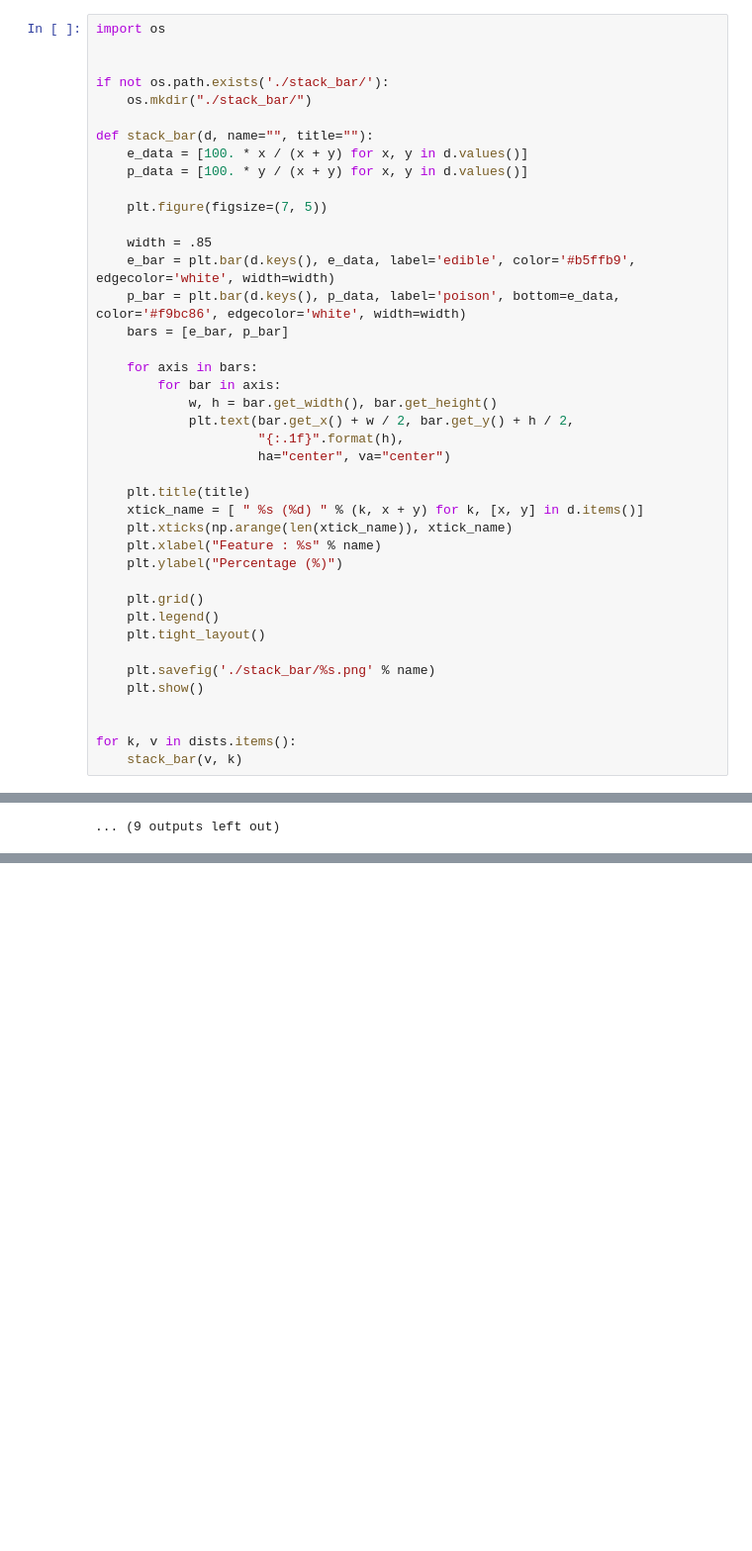
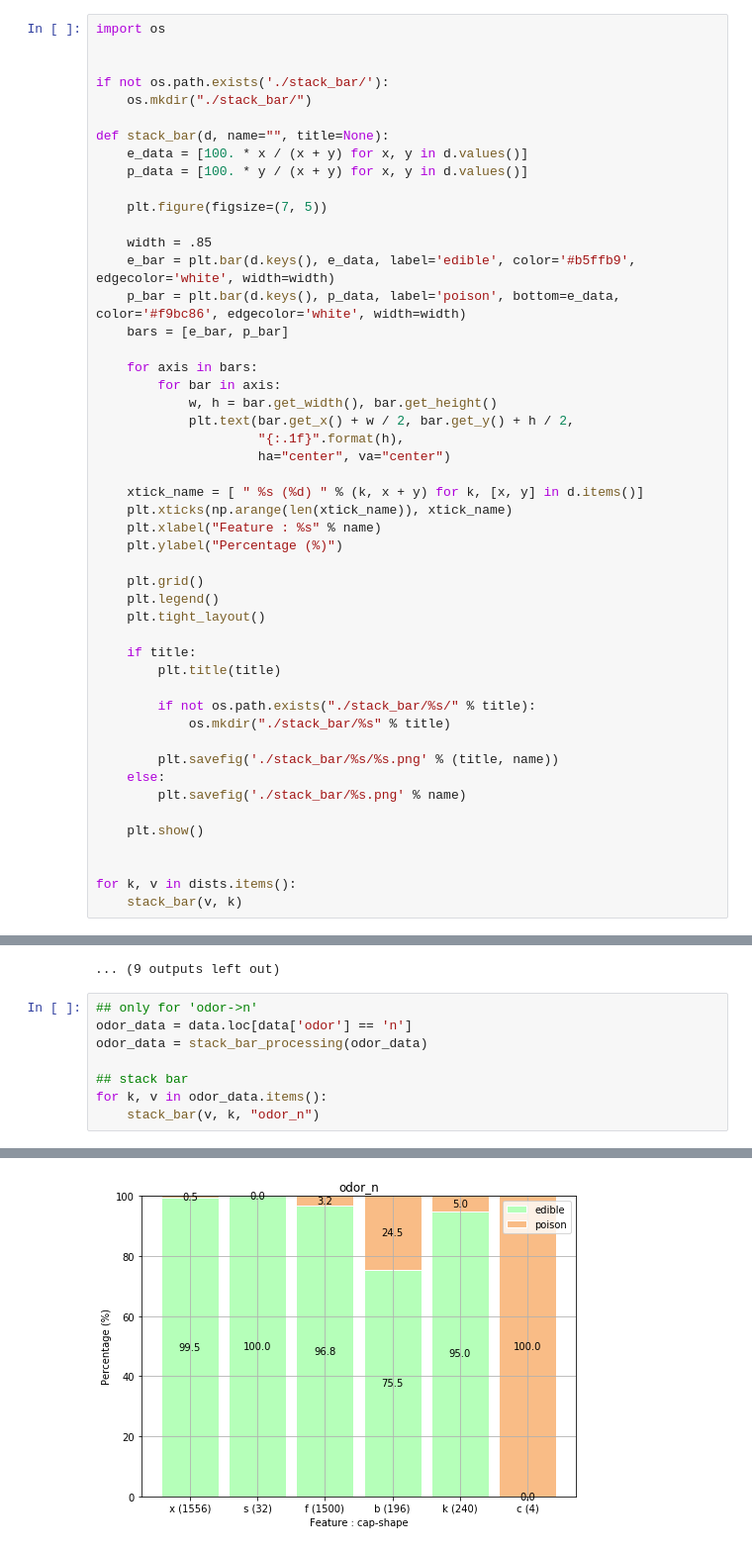
Before and after one commit to Data-Competition/Super-Mario, a Jupyter notebook: char-test-v2.ipynb, the cells around one changed output, grey strips where cells are left out. Shown at 99% size. Saved outputs shown, nothing was run; the diff lists cells and outputs as text; blank space fills up the shorter version.

Commit message:
[feature]: add odor stack bar

```diff
--- a/char-test-v2.ipynb
+++ b/char-test-v2.ipynb
@@ -53,7 +59,7 @@ import os
 if not os.path.exists('./stack_bar/'):
     os.mkdir("./stack_bar/")
 
-def stack_bar(d, name="", title=""):
+def stack_bar(d, name="", title=None):
     e_data = [100. * x / (x + y) for x, y in d.values()]
     p_data = [100. * y / (x + y) for x, y in d.values()]
 
@@ -71,7 +77,6 @@ def stack_bar(d, name="", title=""):
                      "{:.1f}".format(h),
                      ha="center", va="center")
 
-    plt.title(title)
     xtick_name = [ " %s (%d) " % (k, x + y) for k, [x, y] in d.items()]
     plt.xticks(np.arange(len(xtick_name)), xtick_name)
     plt.xlabel("Feature : %s" % name)
@@ -81,7 +86,16 @@ def stack_bar(d, name="", title=""):
     plt.legend()
     plt.tight_layout()
 
-    plt.savefig('./stack_bar/%s.png' % name)
+    if title:
+        plt.title(title)
+
+        if not os.path.exists("./stack_bar/%s/" % title):
+            os.mkdir("./stack_bar/%s" % title)
+
+        plt.savefig('./stack_bar/%s/%s.png' % (title, name))
+    else:
+        plt.savefig('./stack_bar/%s.png' % name)
+
     plt.show()
 
 
@@ -101,3 +115,12 @@ for k, v in dists.items():
 [figure]
 [figure]
 ... (9 outputs left out)
+# %%
+## only for 'odor->n'
+odor_data = data.loc[data['odor'] == 'n']
+odor_data = stack_bar_processing(odor_data)
+
+## stack bar
+for k, v in odor_data.items():
+    stack_bar(v, k, "odor_n")
+# %% [output]
@@ -103,0 +144 @@ for k, v in dists.items():
+[figure, added]
```
Also changed, not shown: parts of 2 cells of this notebook, 21 other files.
